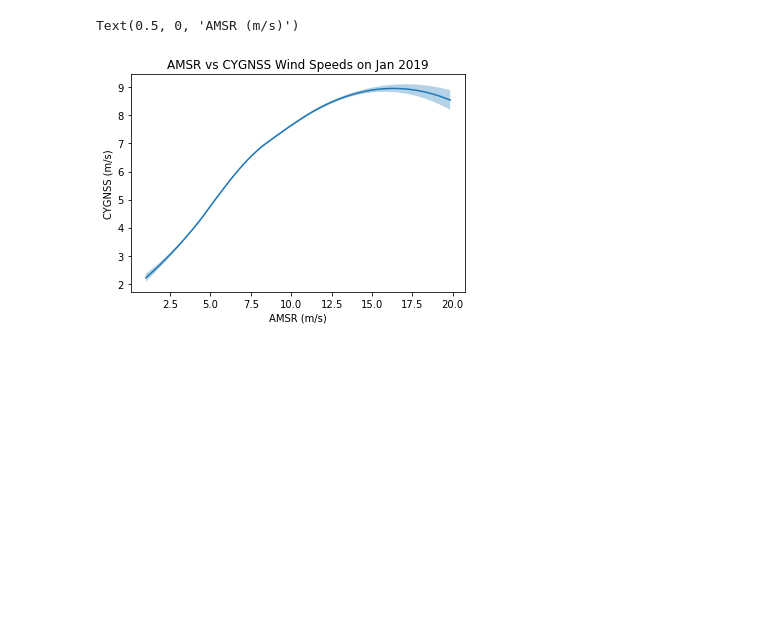
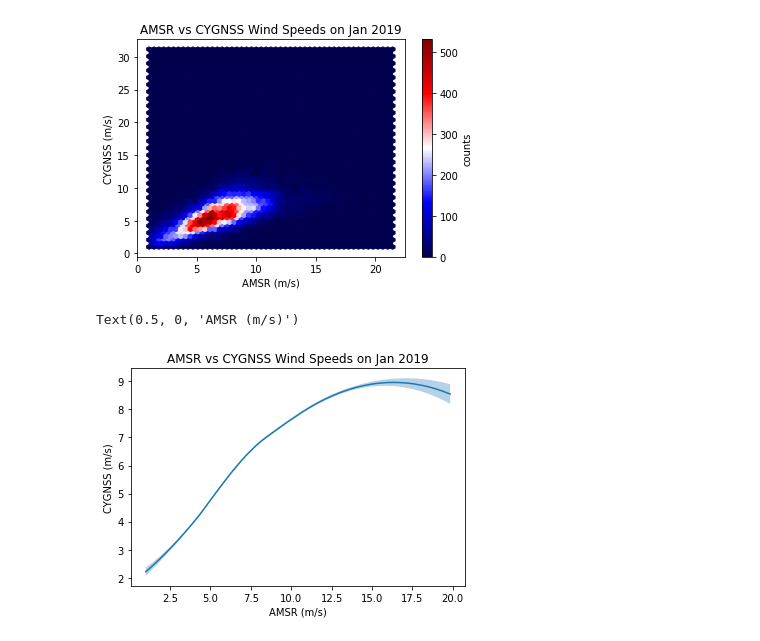
Before and after one commit to geethmaw/link, a Jupyter notebook: intersect.ipynb, the cells around one changed output. Drawn from its saved outputs; the diff is of its cells as text; code cells hidden in the pictures; blank space fills up the shorter version.

```diff
--- a/intersect.ipynb
+++ b/intersect.ipynb
@@ -10,7 +10,8 @@ from skmisc.loess import loess
 # %%
 def main(day):
     # print('in')
-    fn      = '/glade/work/geethma/research/data_cygnss/2019/cyg.ddmi.s201901'+f'{day:02d}'+'-003000-e201901'+f'{day:02d}'+'-233000.l3.grid-wind.a30.d31.nc'
+    fn      = '/glade/work/geethma/research/data_cygnss/2019/cyg.ddmi.s201902'+f'{day:02d}'+'-003000-e201902'+f'{day:02d}'+'-233000.l3.grid-wind.a30.d31.nc'
+    # cyg.ddmi.s20190226-003000-e20190226-233000.l3.grid-wind.a30.d31
     dsi     = nc.Dataset(fn)
     # ds.append(dsi)
     lons	= dsi.variables['lon'][:]           #size=1800 #Range is 0.1 .. 359.9 #resolution=0.2
@@ -19,7 +20,8 @@ def main(day):
     globals()['time']    = dsi.variables['time'][:]          #size=24
     dsi.close
 ##############
-    fna     = '/glade/work/geethma/research/data_amsr2/2019/RSS_AMSR2_ocean_L3_daily_2019-01-'+f'{day:02d}'+'_v08.2.nc'
+    fna     = '/glade/work/geethma/research/data_amsr2/2019/RSS_AMSR2_ocean_L3_daily_2019-02-'+f'{day:02d}'+'_v08.2.nc'
+    # RSS_AMSR2_ocean_L3_daily_2019-02-09_v08.2
     dsa     = nc.Dataset(fna)
     lonsa   = dsa.variables['lon'][:]          #size=1440  #Range is 0.125 .. 359.875 #resolution=0.25
     latsa	= dsa.variables['lat'][:]          #size=720 #Range is -89.875 .. 89.875 #resolution=0.25
@@ -49,6 +51,6 @@ def main(day):
 
     ##########
 # %%
-day = 12
+day = 6
 main(day)
 # %%
@@ -134,3 +146,35 @@ plt.show()
+# %%
+import numpy as np
+import matplotlib.pyplot as plt
+
+xmin = min(awf)
+xmax = max(awf)
+ymin = min(cwf)
+ymax = max(cwf)
+
+fig= plt.figure()
+# fig.subplots_adjust(hspace=0.5, left=0.07, right=0.93)
+# ax = axs[0]
+hb = plt.hexbin(awf, cwf, gridsize=50, cmap='Blu')
+# plt.axis([xmin, xmax, ymin, ymax])
+plt.title('AMSR vs CYGNSS Wind Speeds on Jan 2019')
+plt.ylabel('CYGNSS (m/s)')
+plt.xlabel('AMSR (m/s)')
+cb = fig.colorbar(hb)
+cb.set_label('counts')
+plt.show()
+
+
+# ax = axs[1]
+# hb = ax.hexbin(x, y, gridsize=50, bins='log', cmap='inferno')
+# ax.axis([xmin, xmax, ymin, ymax])
+# ax.set_title("With a log color scale")
+# cb = fig.colorbar(hb, ax=ax)
+# cb.set_label('log10(N)')
+
+# plt.show()
+# %% [output]
+[figure, added]
 # %%
 x = np.array(awf)
 y = np.array(cwf)
```
Also changed, not shown: parts of 4 cells of this notebook.
